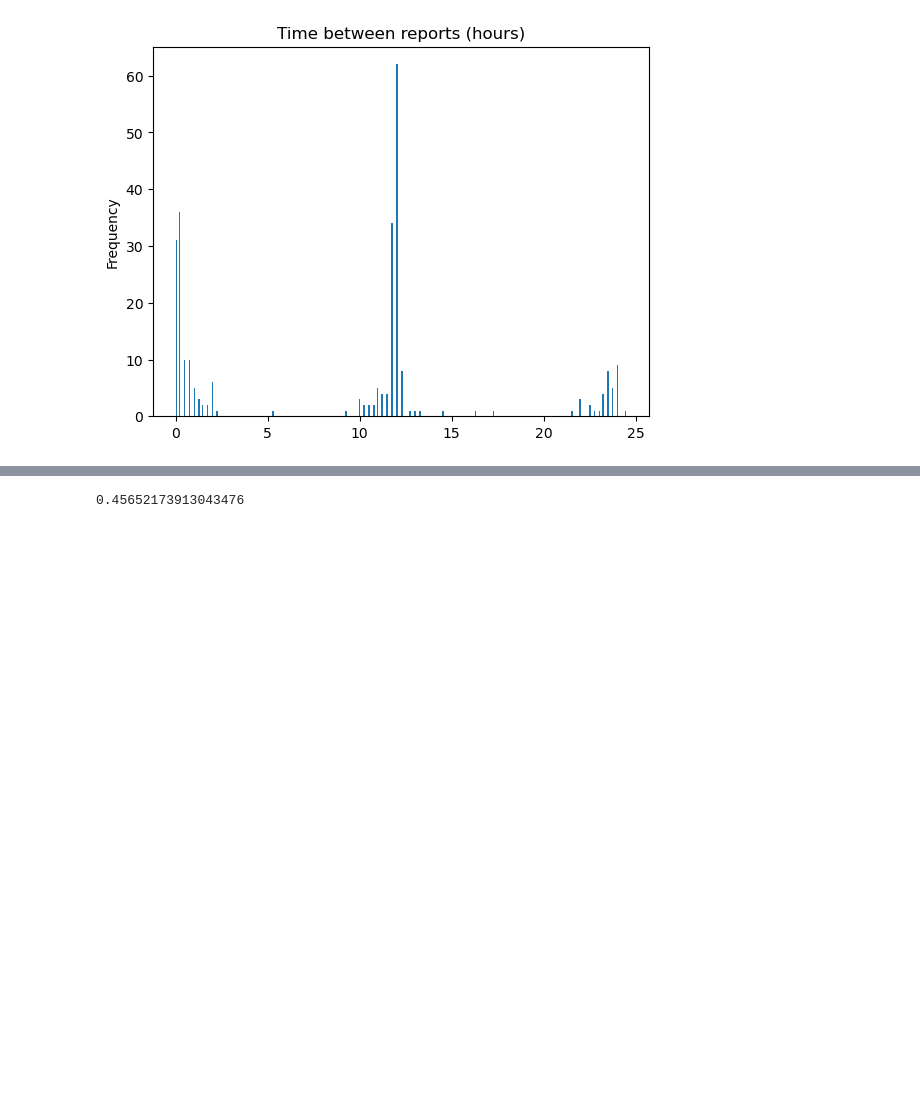
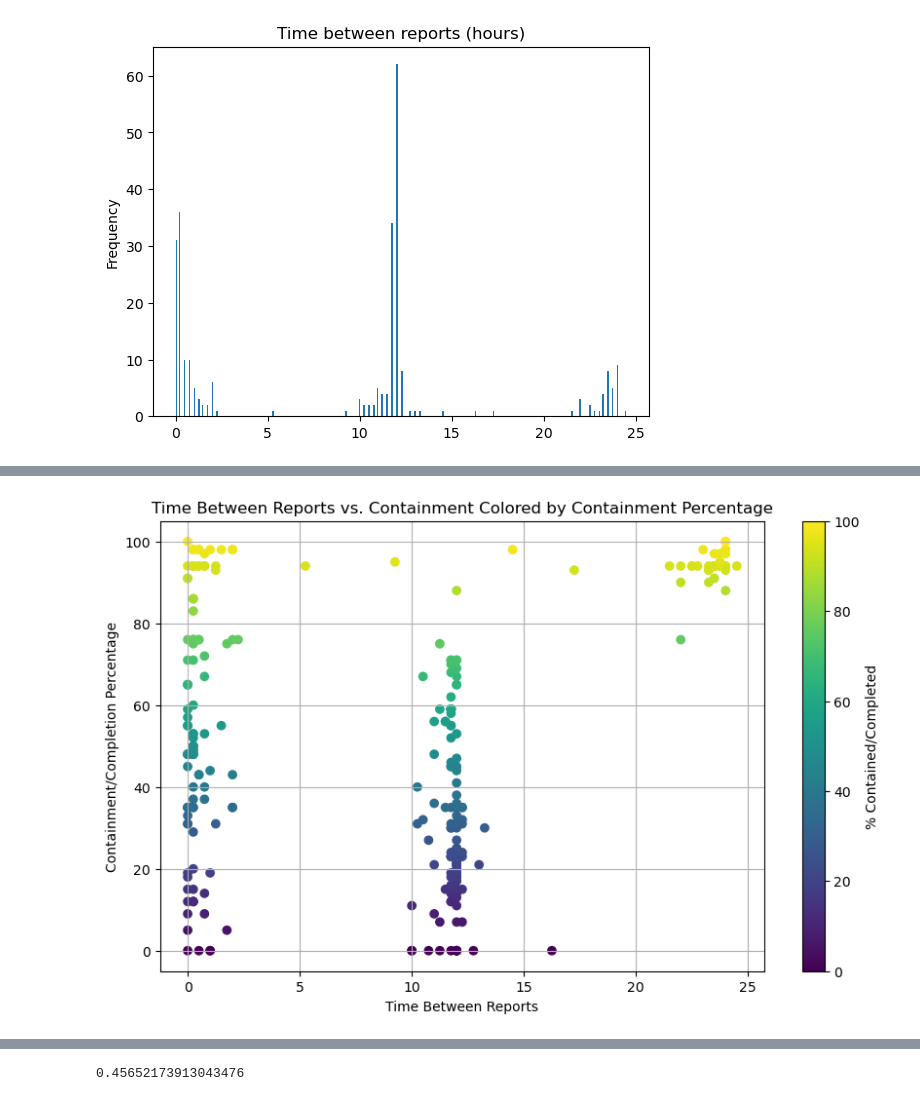
Before and after one commit to lucap1211/EA_fire_project, a Jupyter notebook: dixie-caldor-clean-and-rework-current-threat.ipynb, the cells around one changed output, grey strips where cells are left out. Drawn from its saved outputs; the diff is of its cells as text; code cells hidden in the pictures; blank space fills up the shorter version.

Commit message:
testing graphs

```diff
--- a/dixie-caldor-clean-and-rework-current-threat.ipynb
+++ b/dixie-caldor-clean-and-rework-current-threat.ipynb
@@ -30,7 +45,8 @@ columns = ['INCIDENT_ID',
            'STR_THREATENED_RES',
            'STR_THREATENED',
            'STR_DESTROYED',
-           'LIFE_SAFETY_HEALTH_STATUS_NARR']
+           'LIFE_SAFETY_HEALTH_STATUS_NARR',
+           'PCT_CONTAINED_COMPLETED']
 # create a subset of the data
 dfsub = df.loc[
     df.INCIDENT_ID.isin(
@@ -79,0 +110,31 @@ df_norepeat['last_reported'].plot(kind='hist', bins= len(df_norepeat), title='Ti
+# %%
+import matplotlib.pyplot as plt
+import pandas as pd
+
+# Assuming 'df' is your DataFrame and it has columns 'time_between_reports' and 'final_fire_size'
+# Load your data into a DataFrame
+# df = pd.read_csv('your_data.csv')  # Uncomment and modify this line as necessary
+
+# Ensure the data is numeric (this step may vary depending on your data)
+df_norepeat['last_reported'] = pd.to_numeric(df_norepeat['last_reported'], errors='coerce')
+df_norepeat['PCT_CONTAINED_COMPLETED'] = pd.to_numeric(df_norepeat['PCT_CONTAINED_COMPLETED'], errors='coerce')
+
+# Create the scatter plot
+plt.figure(figsize=(10, 6))  # Adjust the figure size as needed
+scatter = plt.scatter(df_norepeat['last_reported'],
+                      df_norepeat['PCT_CONTAINED_COMPLETED'],
+                      c=df_norepeat['PCT_CONTAINED_COMPLETED'], cmap='viridis')
+
+# Add a color bar
+plt.colorbar(scatter, label='% Contained/Completed')
+
+# Customize the plot
+plt.xlabel('Time Between Reports')
+plt.ylabel('Containment/Completion Percentage')
+plt.title('Time Between Reports vs. Containment Colored by Containment Percentage')
+plt.grid(True)  # Optional: Adds a grid for easier visualization
+
+# Show the plot
+plt.show()
+# %% [output]
+[figure, added]
```
Also changed, not shown: parts of 5 cells of this notebook.
